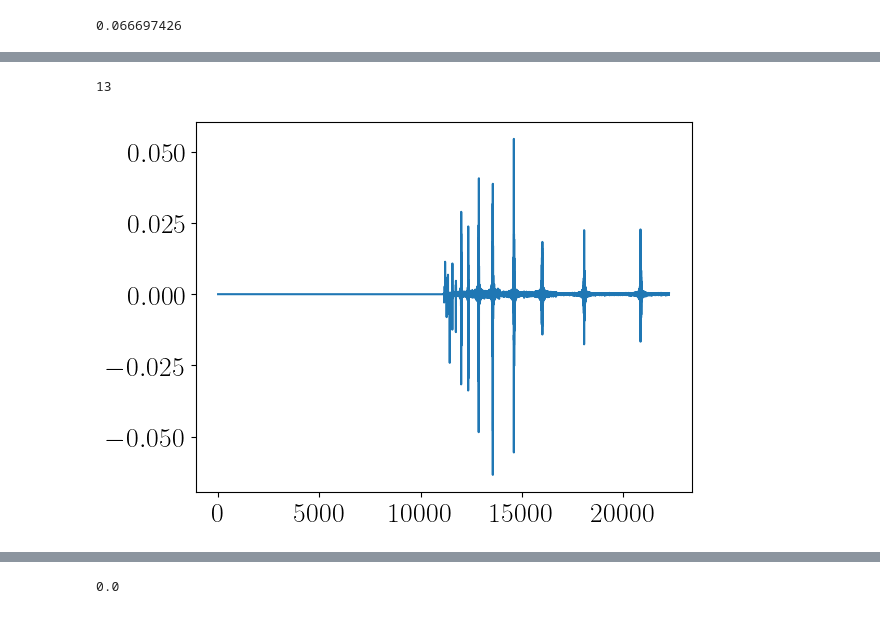
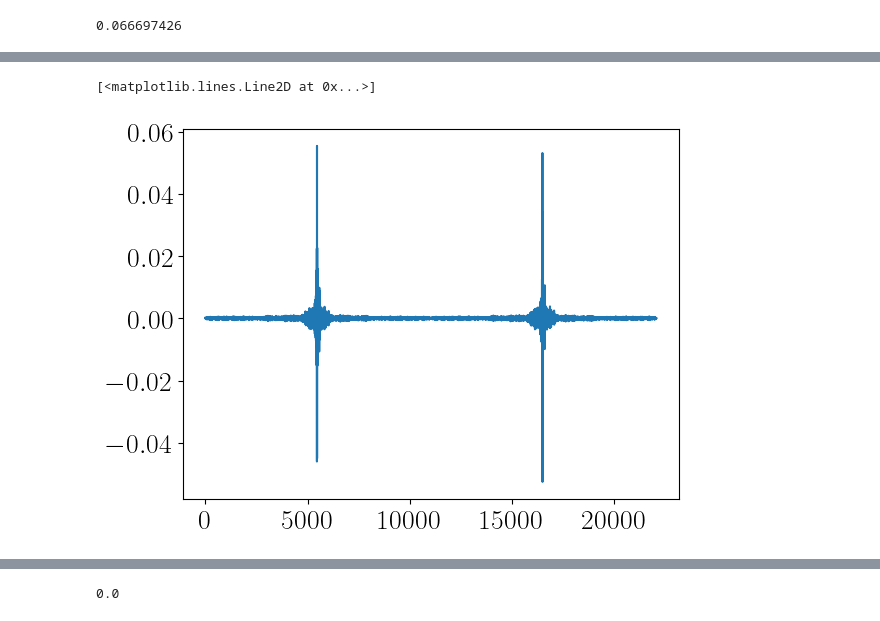
Before and after one commit to miguelcarcamov/cs-romer-notebooks, a Jupyter notebook: framework_simulation_scenario1.ipynb, the cells around one changed output, grey strips where cells are left out. Drawn from its saved outputs; the diff is of its cells as text; code cells hidden in the pictures.

```diff
--- a/framework_simulation_scenario1.ipynb
+++ b/framework_simulation_scenario1.ipynb
@@ -111,7 +113,7 @@ thinsource = FaradayThinSource(nu=nu, s_nu=peak_thinsource, phi_gal=-200., spect
 #140 JVLA
 # 95 MeerKAT
 thicksource = FaradayThickSource(
-    nu=nu, s_nu=peak_thicksource, phi_fg=40., phi_center=200., spectral_idx=0.7
+    nu=nu, s_nu=peak_thicksource, phi_fg=100., phi_center=500., spectral_idx=0.7
 )
 # %%
 thinsource.simulate()
@@ -142,7 +144,7 @@ peak_thicksource
 # %% [output]
 0.066697426
 # %%
-applied_noise = 0.2 * peak_thinsource
+applied_noise = 0.01 * peak_thinsource
 # %%
 applied_noise * 1000.0
 # %% [output]
@@ -150,7 +152,8 @@ applied_noise * 1000.0
 # %%
 #simsource.data = np.random.normal(loc=0.0, scale=applied_noise, size=simsource.m) + 1j * np.random.normal(loc=0.0, scale=applied_noise, size=simsource.m)
 # %%
-simsource.apply_noise(2.2804e-03 + 2.38714e-03j)
+#simsource.apply_noise(2.2804e-02 + 2.38714e-02j)
+simsource.apply_noise(applied_noise)
 # %%
 simsource.theo_noise
 # %% [output]
@@ -314,7 +317,7 @@ noise_from_w * 1000.0
 # %%
-#wav = None
-wav = DiscreteWavelet(wavelet_name="haar", mode="periodization", append_signal=True)
-#wav = UndecimatedWavelet(wavelet_name="sym2", mode="periodization", append_signal=False)
+wav = None
+#wav = DiscreteWavelet(wavelet_name="haar", mode="periodization", append_signal=True)
+#wav = UndecimatedWavelet(wavelet_name="haar", mode="periodization", append_signal=True)
 # %%
 parameter.n
 # %% [output]
@@ -322,15 +325,15 @@ parameter.n
 # %%
 parameter.data = F_dirty
 parameter.complex_data_to_real()
 if wav is not None:
     print(wav.calculate_max_level(parameter.data))
     parameter.data = wav.decompose(parameter.data)
-    if wav.append_signal is True:
-        parameter.data[0:2 * len(F_dirty)] = 0.0
-    plt.plot(parameter.data)
+    #if wav.append_signal is True:
+        #parameter.data[0:2 * len(F_dirty)] = 0.0
+plt.plot(parameter.data)
 # %% [output]
-13
+[<matplotlib.lines.Line2D at 0x...>]
-[figure, old version]
+[figure, new version]
 # %%
 parameter.n
 # %% [output]
```
Also changed, not shown: parts of 50 cells of this notebook, 6 other files.
